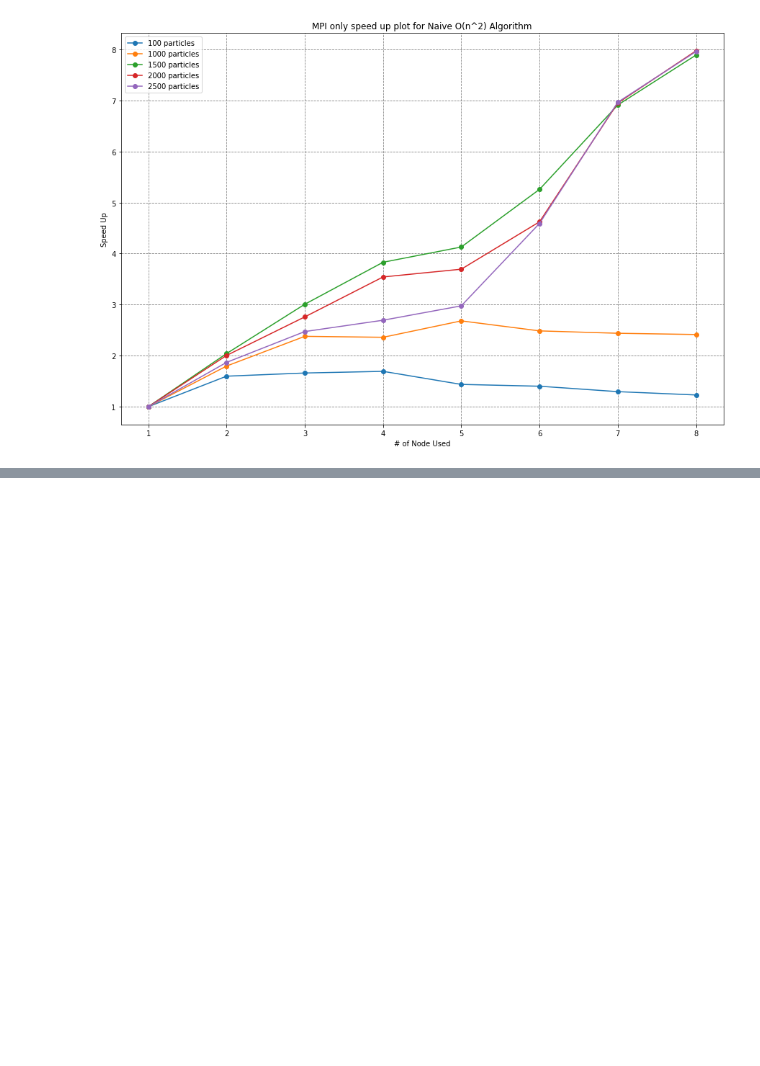
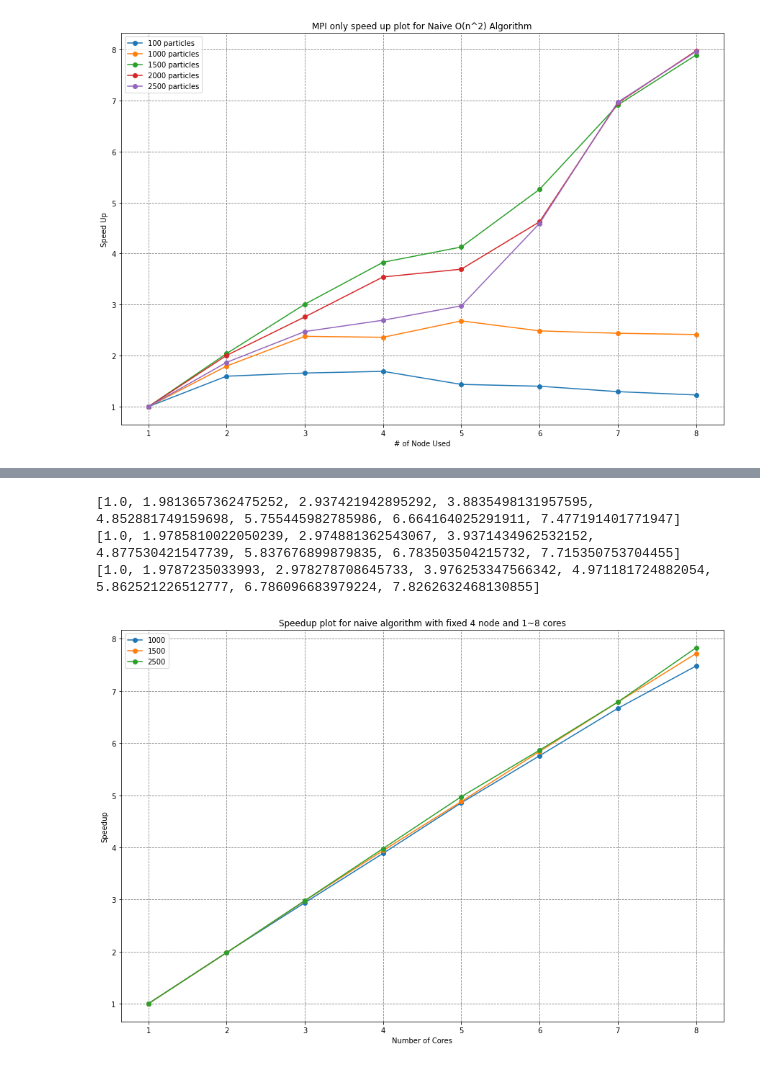
Before and after one commit to siriusctrl/COMP90025-Parallel-Multicore-Computing, a Jupyter notebook: nbody/plot.ipynb, the cells around one changed output, grey strips where cells are left out. Saved outputs shown, nothing was run; the diff lists cells and outputs as text; code cells hidden in the pictures; blank space fills up the shorter version.

```diff
--- a/nbody/plot.ipynb
+++ b/nbody/plot.ipynb
@@ -108,0 +144,28 @@ plt.show()
+# %%
+plt.figure(figsize=(15,10))
+plt.grid(color='gray', linestyle='dashed')
+
+for d in data_size:
+    timing = []
+    for i in range(8):
+        f = algorithm + "_omp" + str(i+1) + "_" + d + ".out"
+        process = subprocess.Popen(['tail', '-n', '1', f],
+                 stdout=subprocess.PIPE,
+                 stderr=subprocess.PIPE)
+        stdout, _ = process.communicate()
+        timing.append(float(str(stdout).split(" ")[-2]))
+    timing = list(map(lambda x:timing[0]/x, timing))
+    print(timing)
+    plt.plot([i+1 for i in range(8)], timing, 'o-', label=d)
+
+plt.xlabel("Number of Cores")
+plt.ylabel('Speedup')
+plt.title('Speedup plot for naive algorithm with fixed 4 node and 1~8 cores')
+plt.legend()
+plt.savefig('n2_omp_speedup.png')
+plt.show()
+# %% [output]
+[1.0, 1.9813657362475252, 2.937421942895292, 3.8835498131957595, 4.852881749159698, 5.755445982785986, 6.664164025291911, 7.477191401771947]
+[1.0, 1.9785810022050239, 2.974881362543067, 3.9371434962532152, 4.877530421547739, 5.837676899879835, 6.783503504215732, 7.715350753704455]
+[1.0, 1.9787235033993, 2.978278708645733, 3.976253347566342, 4.971181724882054, 5.862521226512777, 6.786096683979224, 7.8262632468130855]
+[figure, added]
```
Also changed, not shown: parts of 7 cells of this notebook, 8 other files.
